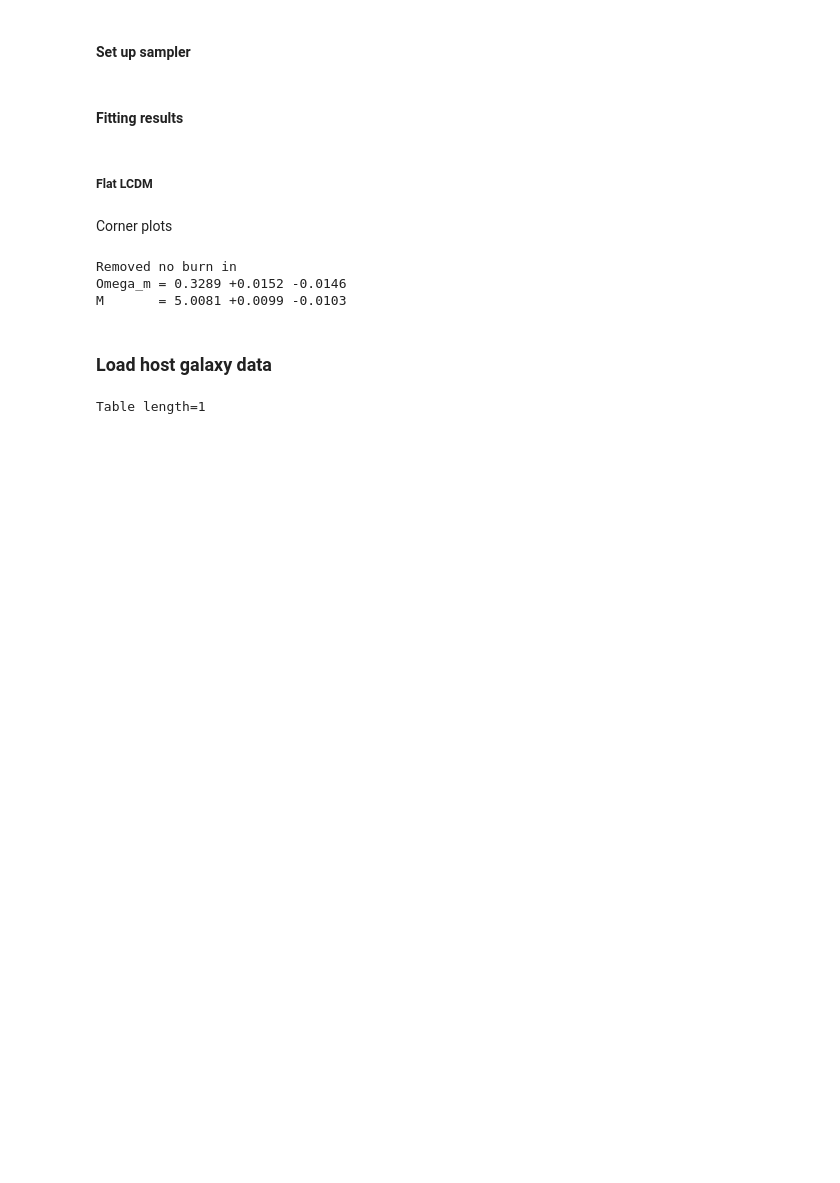
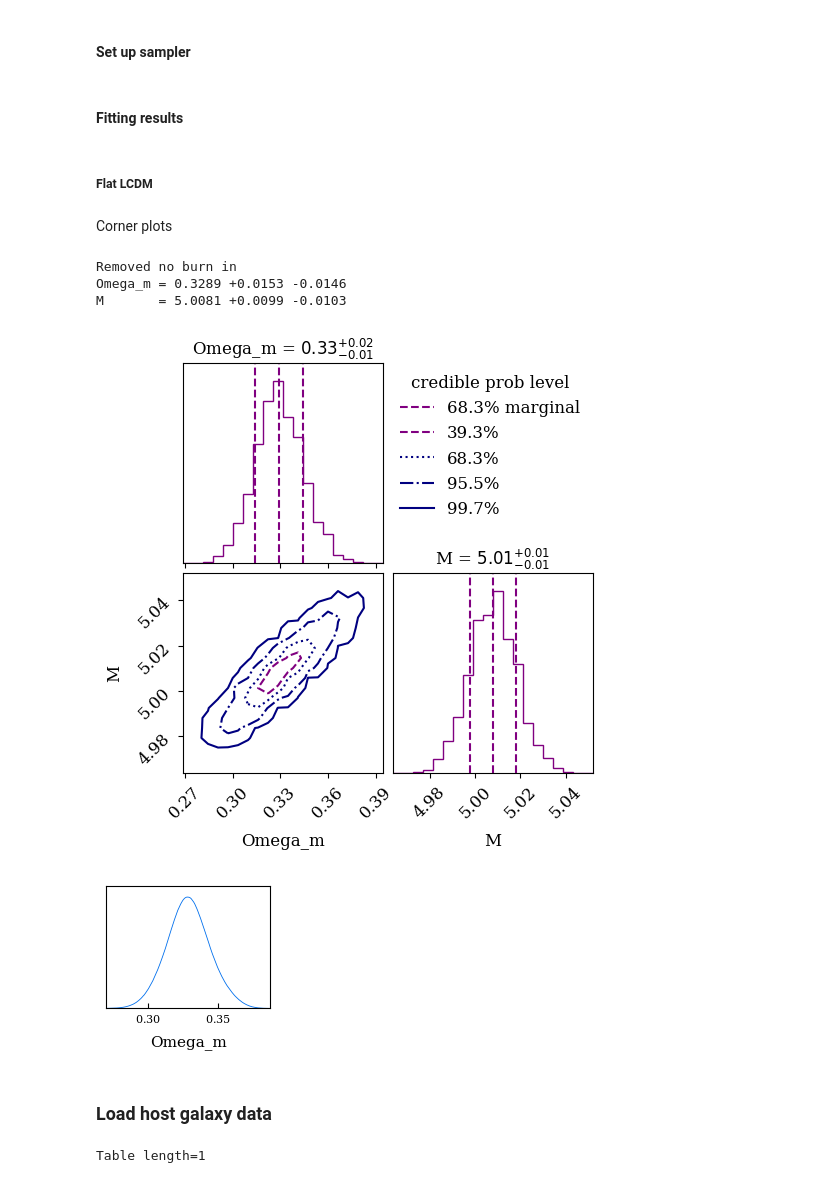
Before and after one commit to davidliuyh/HubbleDiagram, a Jupyter notebook: residual_mass_step&w1.ipynb, the cells around one changed output. Cells and saved outputs as stored; diff of their text form; code cells hidden in the pictures; blank space fills up the shorter version.

```diff
--- a/residual_mass_step&w1.ipynb
+++ b/residual_mass_step&w1.ipynb
@@ -331,9 +435,5 @@ os.makedirs(fit_dir, exist_ok=True)
 # %% [markdown]
 ##### Flat LCDM
-# %%
-Flat_LCDM_result = fit_cosmology("Flat_LCDM")
-with open(f'{fit_dir}/Flat_LCDM_result.pkl', 'wb') as f:
-    pickle.dump(Flat_LCDM_result, f)
 # %% [markdown]
 Corner plots
 # %%
@@ -350,31 +450,36 @@ plt.rcParams.update({
     "figure.titlesize": 12,
 })
 # %%
-with open(f'{fit_dir}/Flat_LCDM_result.pkl', 'rb') as f:
+fit_dir = 'fits'
+os.makedirs(fit_dir, exist_ok=True)
+
+with open(f'{fit_dir}/Flat_LCDM_wide_result.pkl', 'rb') as f:
     Flat_LCDM_result = pickle.load(f)
 
 cornerplot(Flat_LCDM_result)
 smooth_plot(Flat_LCDM_result)
 
 # Extract weighted posterior
 samples   = Flat_LCDM_result["weighted_samples"]["points"]
 weights   = Flat_LCDM_result["weighted_samples"]["weights"]
 
 # Resample to get equal-weighted posterior
 equal_samples = resample_equal(samples, weights / np.sum(weights))
 
 # compute median and 16/84 percentiles
 Omega_m_q16, Omega_m_q50, Omega_m_q84 = np.percentile(equal_samples[:, 0], [16, 50, 84])
 M_q16,       M_q50,       M_q84       = np.percentile(equal_samples[:, 1], [16, 50, 84])
 
 print(f"Omega_m = {Omega_m_q50:.4f} +{Omega_m_q84 - Omega_m_q50:.4f} "
       f"-{Omega_m_q50 - Omega_m_q16:.4f}")
 print(f"M       = {M_q50:.4f} +{M_q84 - M_q50:.4f} "
       f"-{M_q50 - M_q16:.4f}")
 # %% [output]
 Removed no burn in
-Omega_m = 0.3289 +0.0152 -0.0146
+Omega_m = 0.3289 +0.0153 -0.0146
 M       = 5.0081 +0.0099 -0.0103
+[figure, added]
+[figure, added]
 # %%
 plt.rcParams.update(std_rc)
 # %% [markdown]
```
Also changed, not shown: parts of 21 cells of this notebook.
